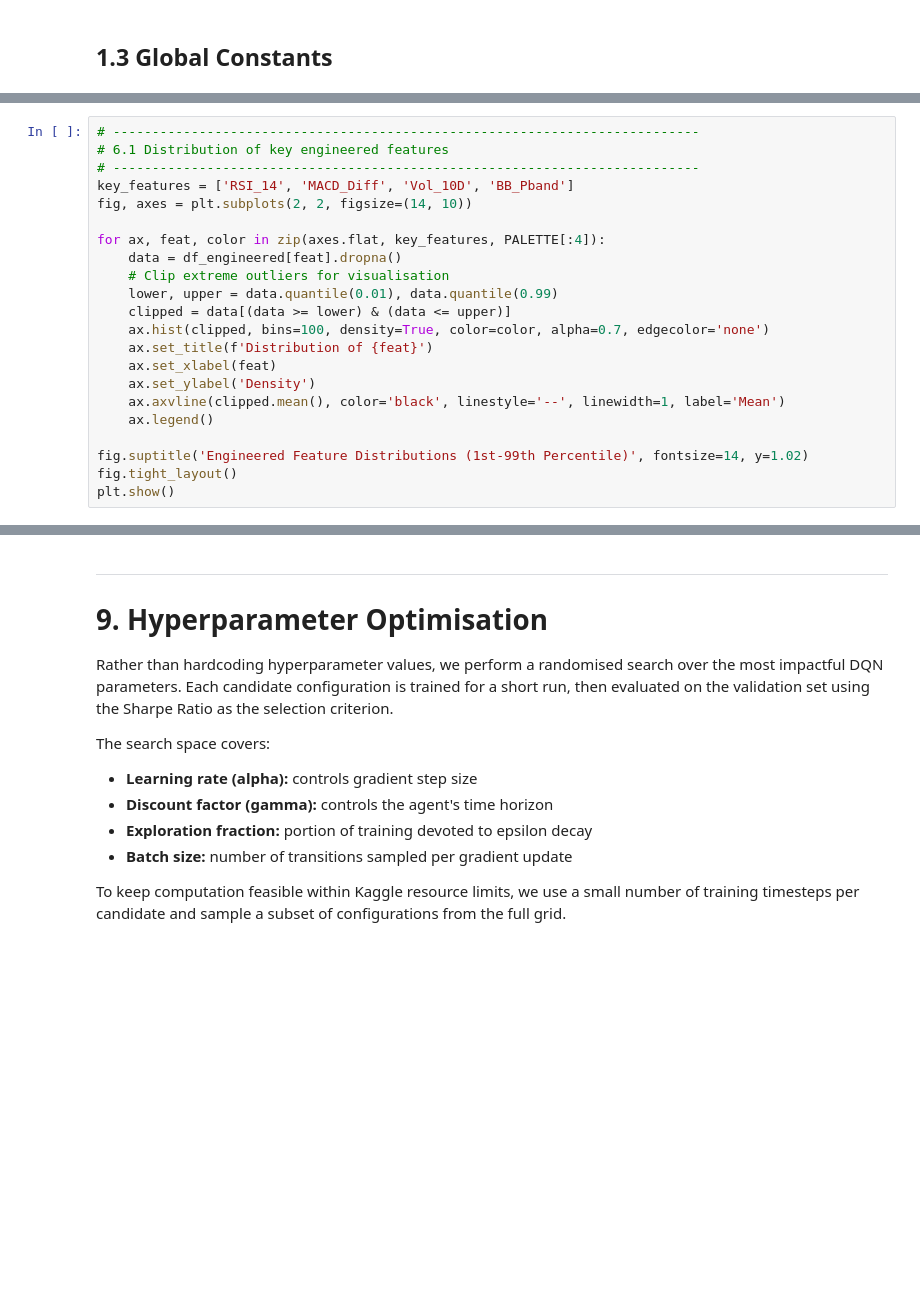
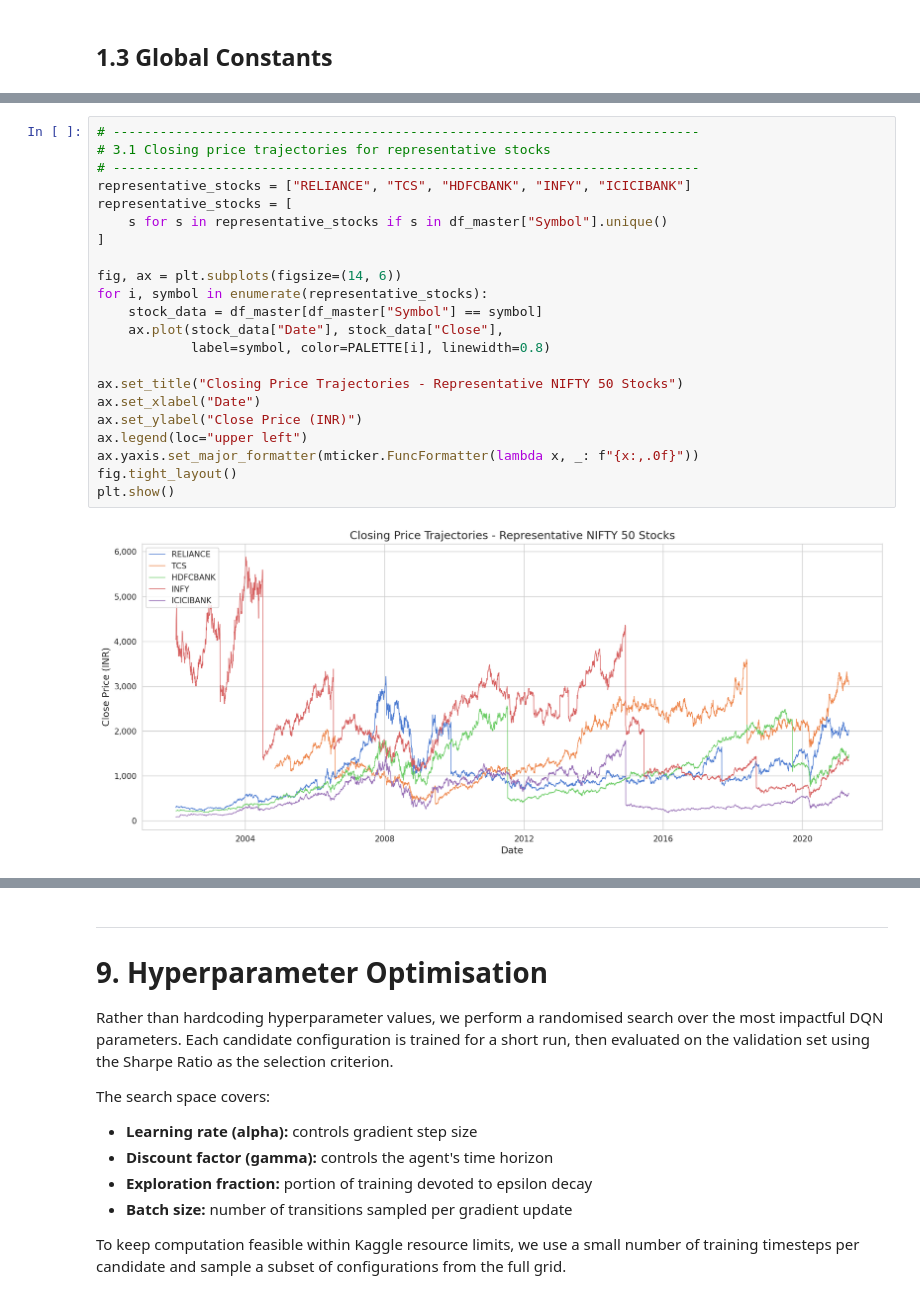
Before and after one commit to Dhairya1890/RL_Based_Algorithmic_Trader, a Jupyter notebook: dqn_nifty50_trading_agent_sentiment.ipynb, the cells around one changed output, grey strips where cells are left out. Drawn from its saved outputs; the diff is of its cells as text; blank space fills up the shorter version.

```diff
--- a/dqn_nifty50_trading_agent_sentiment.ipynb
+++ b/dqn_nifty50_trading_agent_sentiment.ipynb
@@ -621,22 +142,0 @@ distinct aspects of market behaviour.
-# %%
-# ---------------------------------------------------------------------------
-# 6.1 Distribution of key engineered features
-# ---------------------------------------------------------------------------
-key_features = ['RSI_14', 'MACD_Diff', 'Vol_10D', 'BB_Pband']
-fig, axes = plt.subplots(2, 2, figsize=(14, 10))
-
-for ax, feat, color in zip(axes.flat, key_features, PALETTE[:4]):
-    data = df_engineered[feat].dropna()
-    # Clip extreme outliers for visualisation
-    lower, upper = data.quantile(0.01), data.quantile(0.99)
-    clipped = data[(data >= lower) & (data <= upper)]
-    ax.hist(clipped, bins=100, density=True, color=color, alpha=0.7, edgecolor='none')
-    ax.set_title(f'Distribution of {feat}')
-    ax.set_xlabel(feat)
-    ax.set_ylabel('Density')
-    ax.axvline(clipped.mean(), color='black', linestyle='--', linewidth=1, label='Mean')
-    ax.legend()
-
-fig.suptitle('Engineered Feature Distributions (1st-99th Percentile)', fontsize=14, y=1.02)
-fig.tight_layout()
-plt.show()
@@ -1173,0 +510,24 @@ del sample_env
+# %%
+# ---------------------------------------------------------------------------
+# 3.1 Closing price trajectories for representative stocks
+# ---------------------------------------------------------------------------
+representative_stocks = ["RELIANCE", "TCS", "HDFCBANK", "INFY", "ICICIBANK"]
+representative_stocks = [
+    s for s in representative_stocks if s in df_master["Symbol"].unique()
+]
+
+fig, ax = plt.subplots(figsize=(14, 6))
+for i, symbol in enumerate(representative_stocks):
+    stock_data = df_master[df_master["Symbol"] == symbol]
+    ax.plot(stock_data["Date"], stock_data["Close"],
+            label=symbol, color=PALETTE[i], linewidth=0.8)
+
+ax.set_title("Closing Price Trajectories - Representative NIFTY 50 Stocks")
+ax.set_xlabel("Date")
+ax.set_ylabel("Close Price (INR)")
+ax.legend(loc="upper left")
+ax.yaxis.set_major_formatter(mticker.FuncFormatter(lambda x, _: f"{x:,.0f}"))
+fig.tight_layout()
+plt.show()
+# %% [output]
+[figure, added]
```
Also changed, not shown: parts of 93 cells of this notebook, 3 other files.
